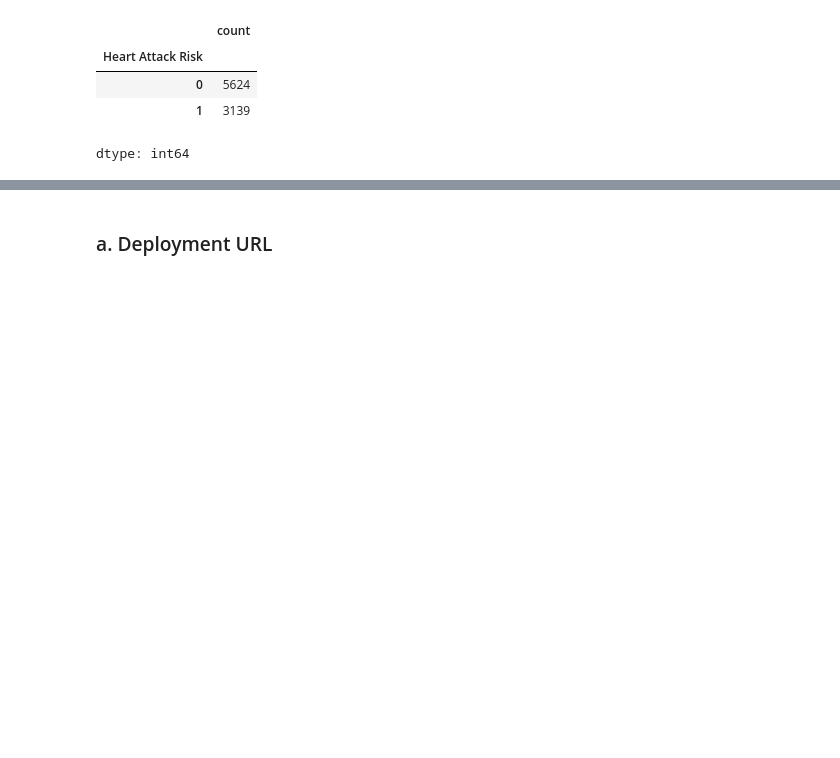
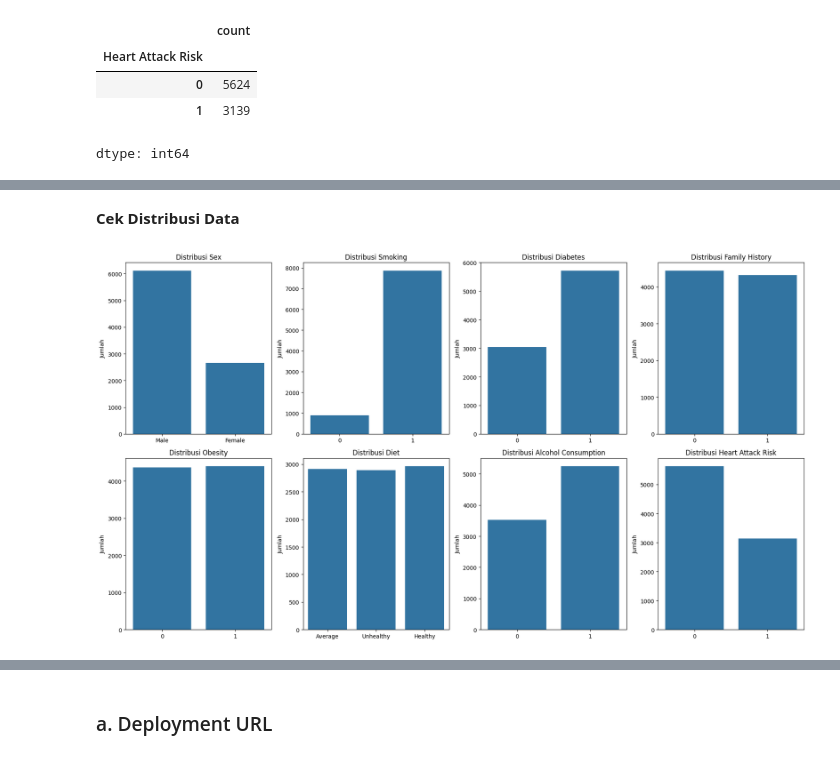
Before and after one commit to Rzero6/heart-attack-classification, a Jupyter notebook: Heart Attack Classification.ipynb, the cells around one changed output, grey strips where cells are left out. Drawn from its saved outputs; the diff is of its cells as text; code cells hidden in the pictures; blank space fills up the shorter version.

```diff
--- a/Heart Attack Classification.ipynb
+++ b/Heart Attack Classification.ipynb
@@ -71,3 +72,0 @@ df.head()
-# %%
-df = df.dropna() # hapus semua baris yg ada null-nya
-df
@@ -222,0 +253,19 @@ dtype: int64
+# %% [markdown]
+**Cek Distribusi Data**
+# %%
+cat = ['Sex', 'Smoking', 'Diabetes', 'Family History', 'Obesity', 'Diet', 'Alcohol Consumption', 'Heart Attack Risk']
+
+fig, axes = plt.subplots(nrows = 2, ncols = 4, figsize = (18, 10))
+
+axes = axes.flatten()
+
+for i, col in enumerate(cat):
+    sns.countplot(x=col, data=df, ax=axes[i])
+    axes[i].set_title(f'Distribusi {col}', fontsize=12)
+    axes[i].set_xlabel('')
+    axes[i].set_ylabel('Jumlah')
+
+plt.tight_layout()
+plt.show()
+# %% [output]
+[figure, added]
```
Also changed, not shown: parts of 55 cells of this notebook.
